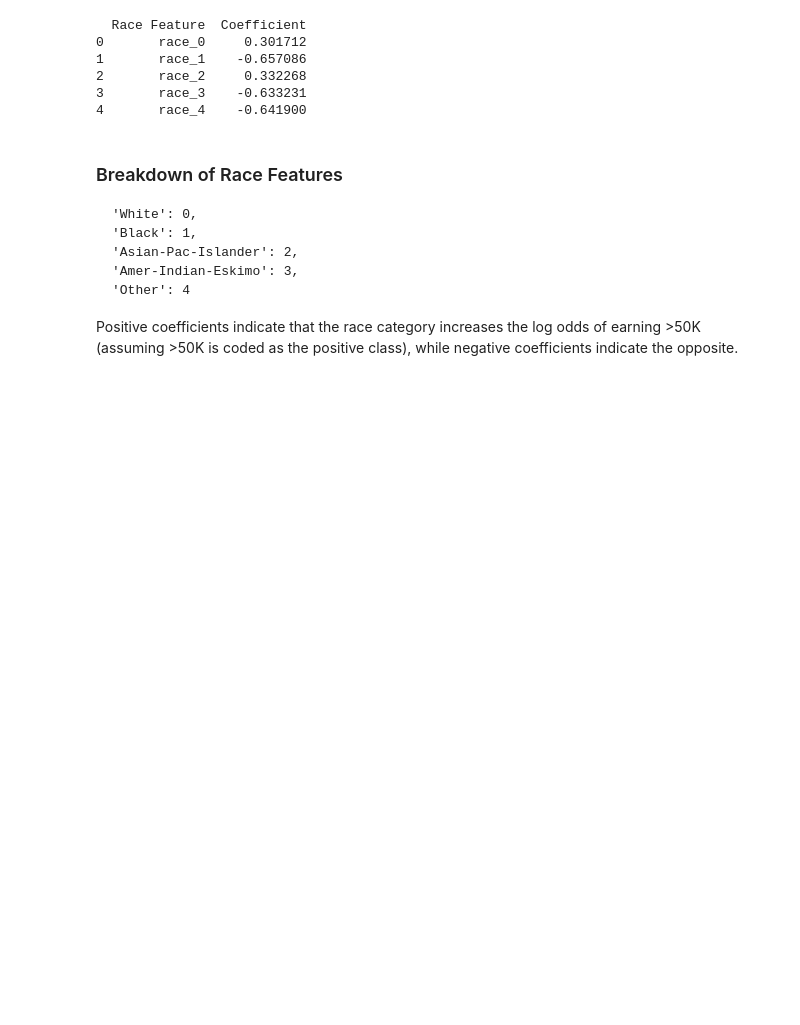
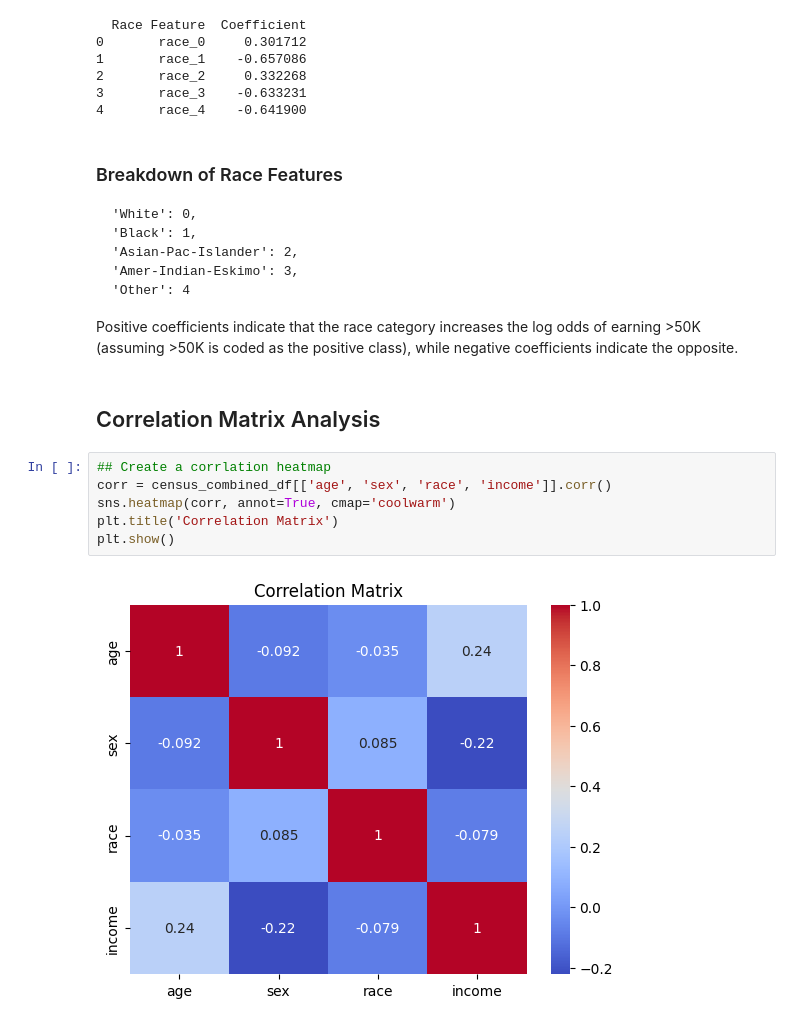
Before and after one commit to AIBC2024/Group-2-Census-Income, a Jupyter notebook: Group_2_Census_Income_ML_Model.ipynb, the cells around one changed output. Cells and saved outputs as stored; diff of their text form; blank space fills up the shorter version.

Commit message:
added Correlation Matrix Analsyis

```diff
--- a/Group_2_Census_Income_ML_Model.ipynb
+++ b/Group_2_Census_Income_ML_Model.ipynb
@@ -1017,3 +1017,13 @@ None
     'Other': 4
 
 Positive coefficients indicate that the race category increases the log odds of earning >50K (assuming >50K is coded as the positive class), while negative coefficients indicate the opposite.
+# %% [markdown]
+## Correlation Matrix Analysis
+# %%
+## Create a corrlation heatmap
+corr = census_combined_df[['age', 'sex', 'race', 'income']].corr()
+sns.heatmap(corr, annot=True, cmap='coolwarm')
+plt.title('Correlation Matrix')
+plt.show()
+# %% [output]
+[figure, added]
```
Also changed, not shown: parts of 4 cells of this notebook.
